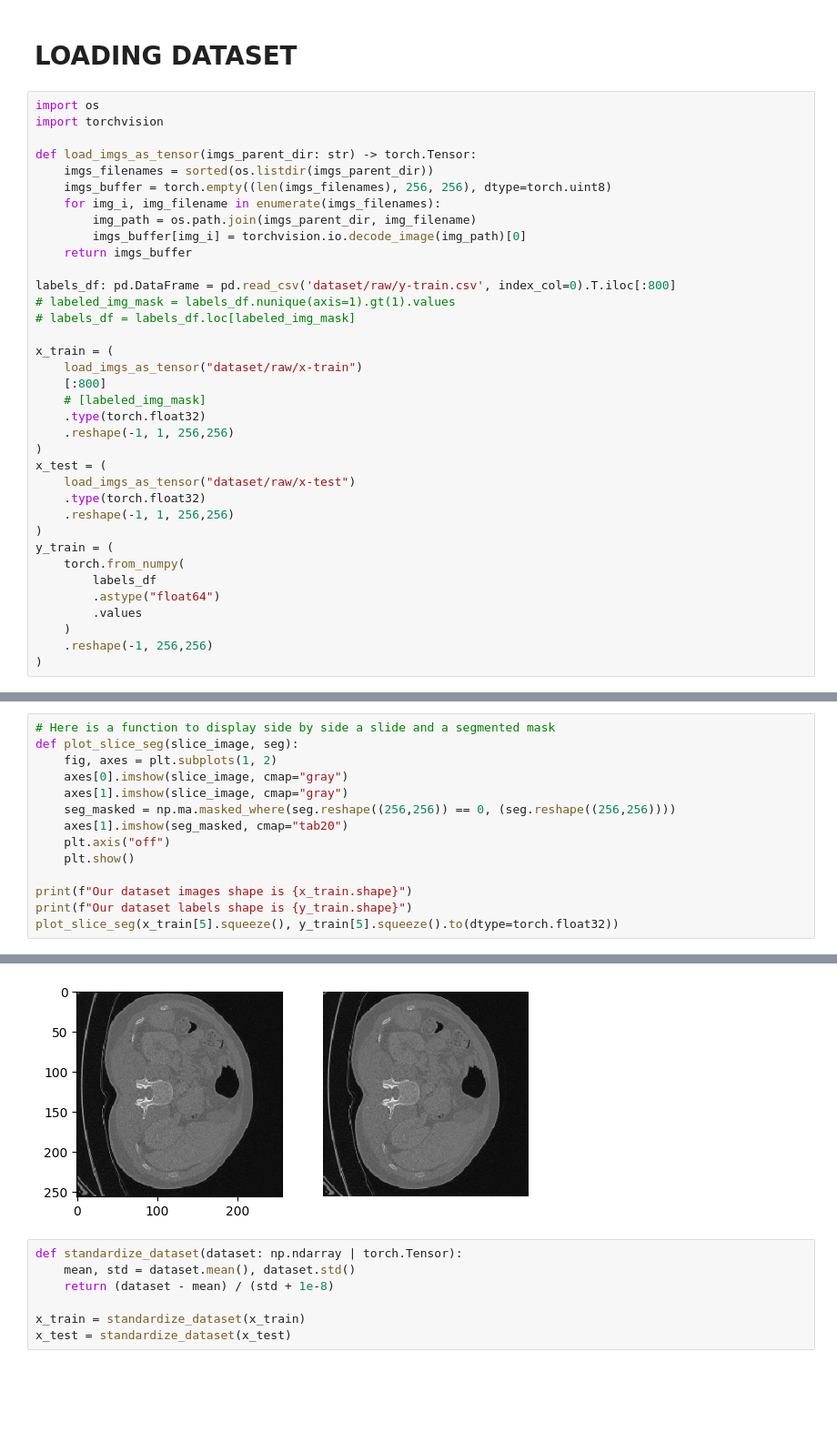
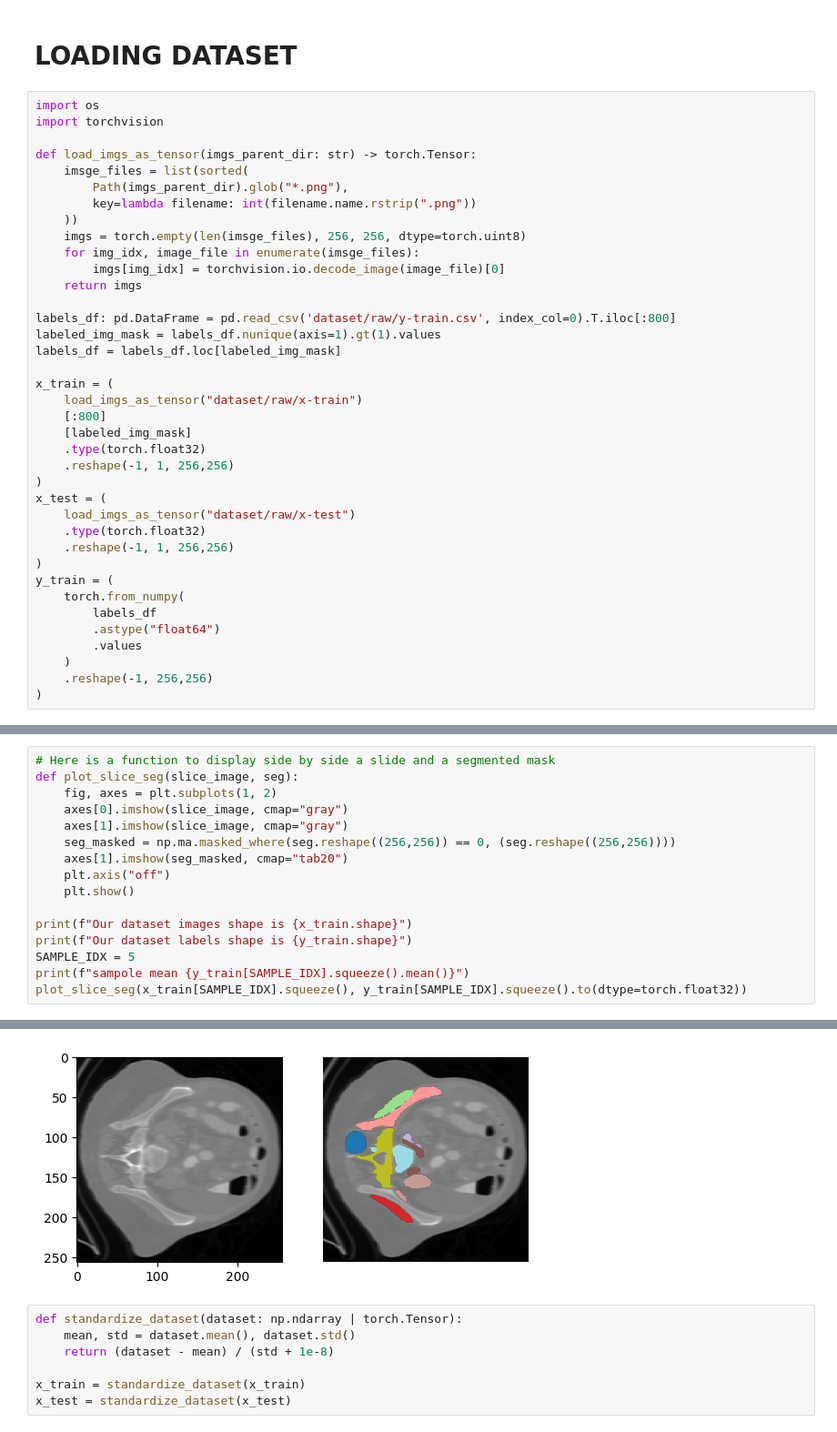
Before and after one commit to MauroAbidalCarrer/raidium_challenge, a Jupyter notebook: swin_unet.ipynb, the cells around one changed output, grey strips where cells are left out. Shown at 91% size. Saved outputs shown, nothing was run; the diff lists cells and outputs as text; blank space fills up the shorter version.

Commit message:
Fix: Fixed images loading into tensor

```diff
--- a/swin_unet.ipynb
+++ b/swin_unet.ipynb
@@ -17,21 +18,23 @@ import os
 import torchvision
 
 def load_imgs_as_tensor(imgs_parent_dir: str) -> torch.Tensor:
-    imgs_filenames = sorted(os.listdir(imgs_parent_dir))
-    imgs_buffer = torch.empty((len(imgs_filenames), 256, 256), dtype=torch.uint8)
-    for img_i, img_filename in enumerate(imgs_filenames):
-        img_path = os.path.join(imgs_parent_dir, img_filename)
-        imgs_buffer[img_i] = torchvision.io.decode_image(img_path)[0]
-    return imgs_buffer
+    imsge_files = list(sorted(
+        Path(imgs_parent_dir).glob("*.png"),
+        key=lambda filename: int(filename.name.rstrip(".png"))
+    ))
+    imgs = torch.empty(len(imsge_files), 256, 256, dtype=torch.uint8)
+    for img_idx, image_file in enumerate(imsge_files):
+        imgs[img_idx] = torchvision.io.decode_image(image_file)[0]
+    return imgs
 
 labels_df: pd.DataFrame = pd.read_csv('dataset/raw/y-train.csv', index_col=0).T.iloc[:800]
-# labeled_img_mask = labels_df.nunique(axis=1).gt(1).values
-# labels_df = labels_df.loc[labeled_img_mask]
+labeled_img_mask = labels_df.nunique(axis=1).gt(1).values
+labels_df = labels_df.loc[labeled_img_mask]
 
 x_train = (
     load_imgs_as_tensor("dataset/raw/x-train")
     [:800]
-    # [labeled_img_mask]
+    [labeled_img_mask]
     .type(torch.float32)
     .reshape(-1, 1, 256,256)
 )
@@ -65,5 +64,7 @@ def plot_slice_seg(slice_image, seg):
 
 print(f"Our dataset images shape is {x_train.shape}")
 print(f"Our dataset labels shape is {y_train.shape}")
-plot_slice_seg(x_train[5].squeeze(), y_train[5].squeeze().to(dtype=torch.float32))
+SAMPLE_IDX = 5
+print(f"sampole mean {y_train[SAMPLE_IDX].squeeze().mean()}")
+plot_slice_seg(x_train[SAMPLE_IDX].squeeze(), y_train[SAMPLE_IDX].squeeze().to(dtype=torch.float32))
 # %% [output]
@@ -72,4 +74,4 @@ Our dataset labels shape is torch.Size([800, 256, 256])
-[figure, old version]
+[figure, new version]
 # %%
 def standardize_dataset(dataset: np.ndarray | torch.Tensor):
     mean, std = dataset.mean(), dataset.std()
```
Also changed, not shown: parts of 6 cells of this notebook.
